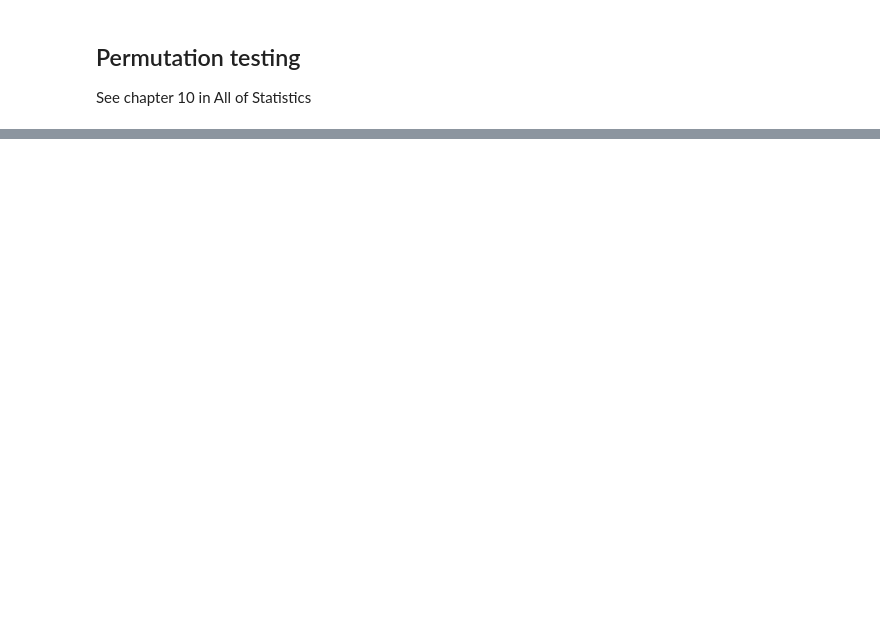
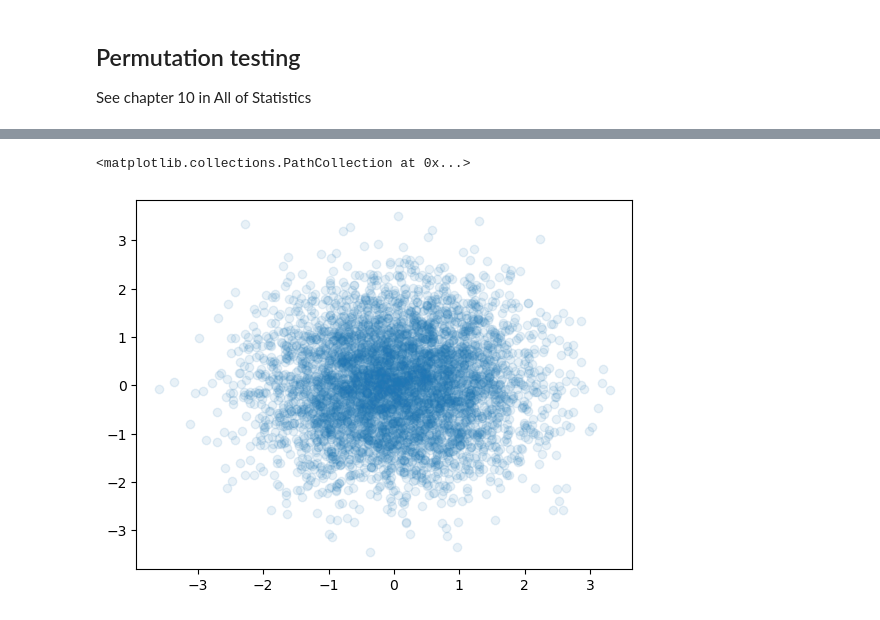
Before and after one commit to datascience-intro/1MS041-2023, a Jupyter notebook: notebooks/08-ProbSS5.ipynb, the cells around one changed output, grey strips where cells are left out. Drawn from its saved outputs; the diff is of its cells as text; code cells hidden in the pictures; blank space fills up the shorter version.

```diff
--- a/notebooks/08-ProbSS5.ipynb
+++ b/notebooks/08-ProbSS5.ipynb
@@ -137,0 +154,12 @@ plt.hist(differences)
+# %%
+uniform_sequence = np.array([random() for i in range(10000)])
+re_unif = uniform_sequence.reshape(-1,2)
+Z1 = np.sqrt(-2*np.log(re_unif[:,0]))*np.cos(2*np.pi*re_unif[:,1])
+Z2 = np.sqrt(-2*np.log(re_unif[:,0]))*np.sin(2*np.pi*re_unif[:,1])
+Z = np.column_stack([Z1,Z2])
+# %%
+import matplotlib.pyplot as plt
+plt.scatter(Z1,Z2,alpha=0.1)
+# %% [output]
+<matplotlib.collections.PathCollection at 0x...>
+[figure, added]
```
Also changed, not shown: parts of 22 cells of this notebook, 11 other files.
